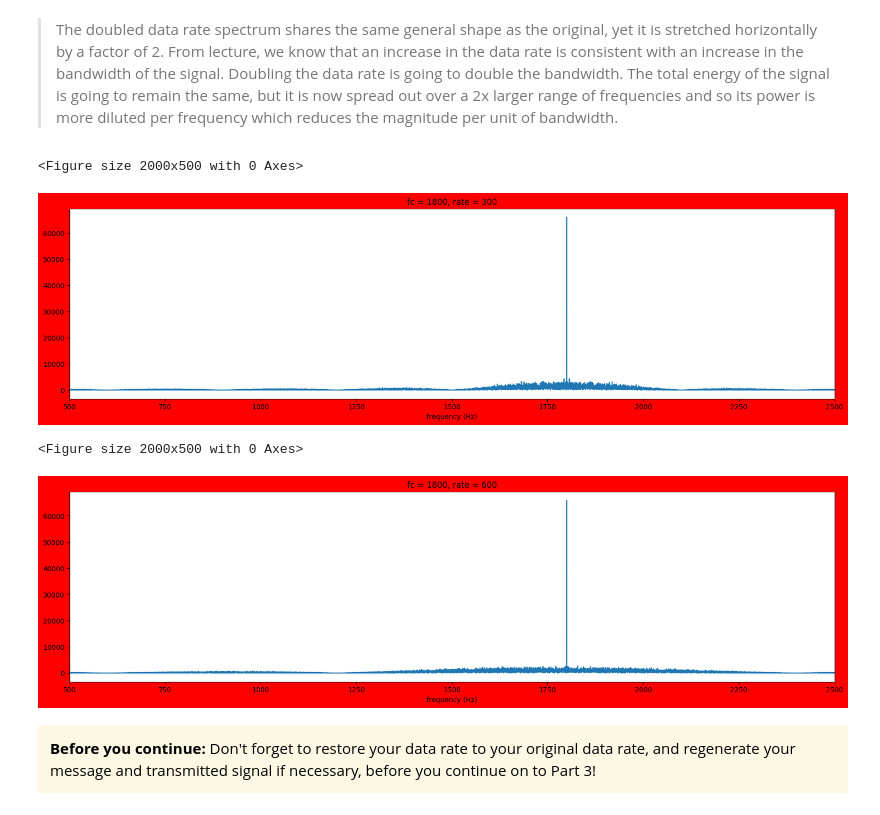
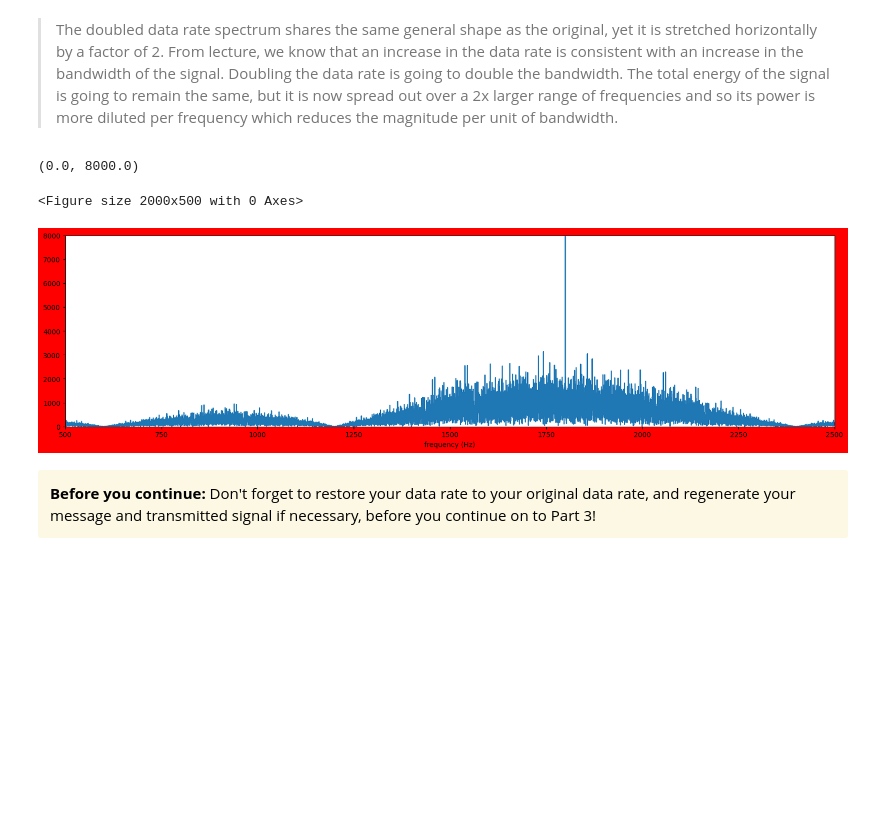
Before and after one commit to Kizjkre/engr76-2b-rewrite, a Jupyter notebook: project2b-solution.ipynb, the cells around one changed output. Drawn from its saved outputs; the diff is of its cells as text; code cells hidden in the pictures; blank space fills up the shorter version.

Commit message:
Change doubled data rate

```diff
--- a/project2b-solution.ipynb
+++ b/project2b-solution.ipynb
@@ -316,36 +316,33 @@ _WHAT WE EXPECT:_ a short answer with 1-2 sentences.
 # Question 2.4.
 # Spectrum of passband signal, but for twice the data rate.
 # %%
-rates = [300, 600]
-for rate in rates:
-    fig = plt.figure() #different figure for each rate
-    message = rng.integers(0, 2, 6*rate)
-    message = np.insert(message, 0, 1)  # always start the message with a 1
-    fc = 1800
-    ##### YOUR CODE HERE ######
-    T = 1 / rate
-    k = len(message)
-    t = np.arange(0, k * T, 1 / fs)
-    baseband = message[np.floor(t / T).astype(int)]
+rate = 600
+fig = plt.figure() #different figure for each rate
+message = rng.integers(0, 2, 6*rate)
+message = np.insert(message, 0, 1)  # always start the message with a 1
+fc = 1800
+##### YOUR CODE HERE ######
+T = 1 / rate
+k = len(message)
+t = np.arange(0, k * T, 1 / fs)
+baseband = message[np.floor(t / T).astype(int)]
 
-    x = np.sin(2 * π * fc * t) * baseband
+x = np.sin(2 * π * fc * t) * baseband
 
-    f_fft = rfftfreq(x.size, 1 / fs)
-    x_fft = rfft(x)
+f_fft = rfftfreq(x.size, 1 / fs)
+x_fft = rfft(x)
 
-    fig = plt.figure()
-    fig.patch.set_facecolor('red')
-    plt.plot(f_fft, np.abs(x_fft))
-    plt.xlabel('frequency (Hz)')
-    plt.xlim(500, 2500)
-    #plt.ylim(0, 8000)
-    ###########################
-    plt.title(f'fc = {fc}, rate = {rate}')
+fig = plt.figure()
+fig.patch.set_facecolor('red')
+plt.plot(f_fft, np.abs(x_fft))
+plt.xlabel('frequency (Hz)')
+plt.xlim(500, 2500)
+plt.ylim(0, 8000)
+###########################
 # %% [output]
-<Figure size 2000x500 with 0 Axes>
+(0.0, 8000.0)
+<Figure size 2000x500 with 0 Axes>
-[figure, old version]
+[figure, new version]
-<Figure size 2000x500 with 0 Axes>
-[figure, removed]
 # %% [markdown]
 <div class="alert alert-warning" style="color: black;"><strong>Before you continue:</strong> Don't forget to restore your data rate to your original data rate, and regenerate your message and transmitted signal if necessary, before you continue on to Part 3!</div>
 # %% [markdown]
```
